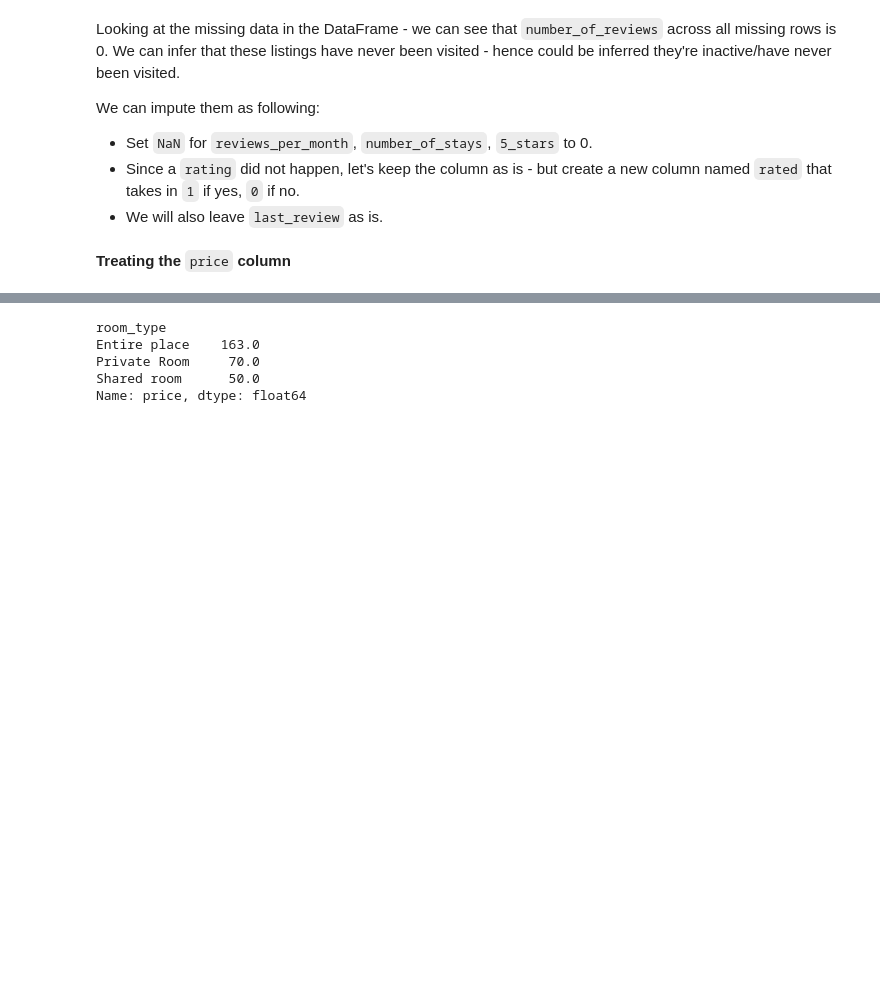
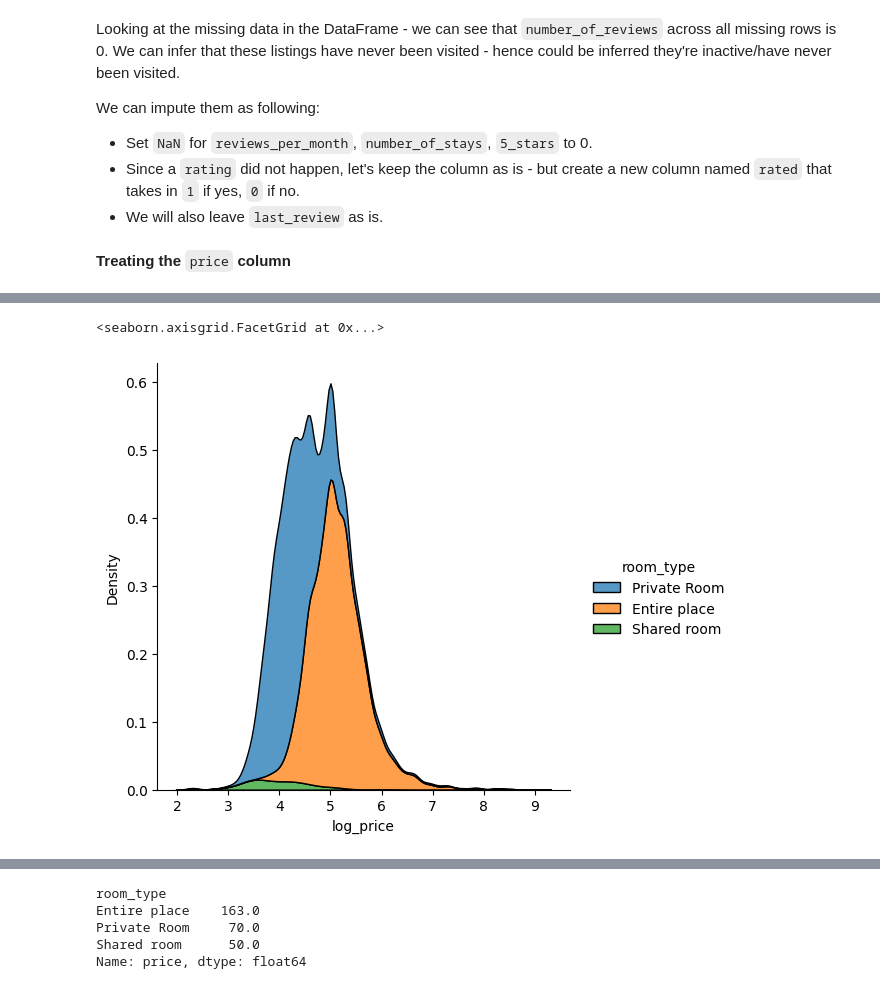
Before and after one commit to Pisa45K/Data_Analysis_Workshops, a Jupyter notebook: Cleaning_Data_in_Python_live_session.ipynb, the cells around one changed output, grey strips where cells are left out. Drawn from its saved outputs; the diff is of its cells as text; code cells hidden in the pictures; blank space fills up the shorter version.

```diff
--- a/Cleaning_Data_in_Python_live_session.ipynb
+++ b/Cleaning_Data_in_Python_live_session.ipynb
@@ -568,0 +592,6 @@ plt.show()
+# %%
+airbnb['log_price'] = np.log(airbnb['price'])
+sns.displot(data = airbnb, x='log_price', hue='room_type', multiple = 'stack', kind = 'kde')
+# %% [output]
+<seaborn.axisgrid.FacetGrid at 0x...>
+[figure, added]
```
Also changed, not shown: parts of 23 cells of this notebook.
